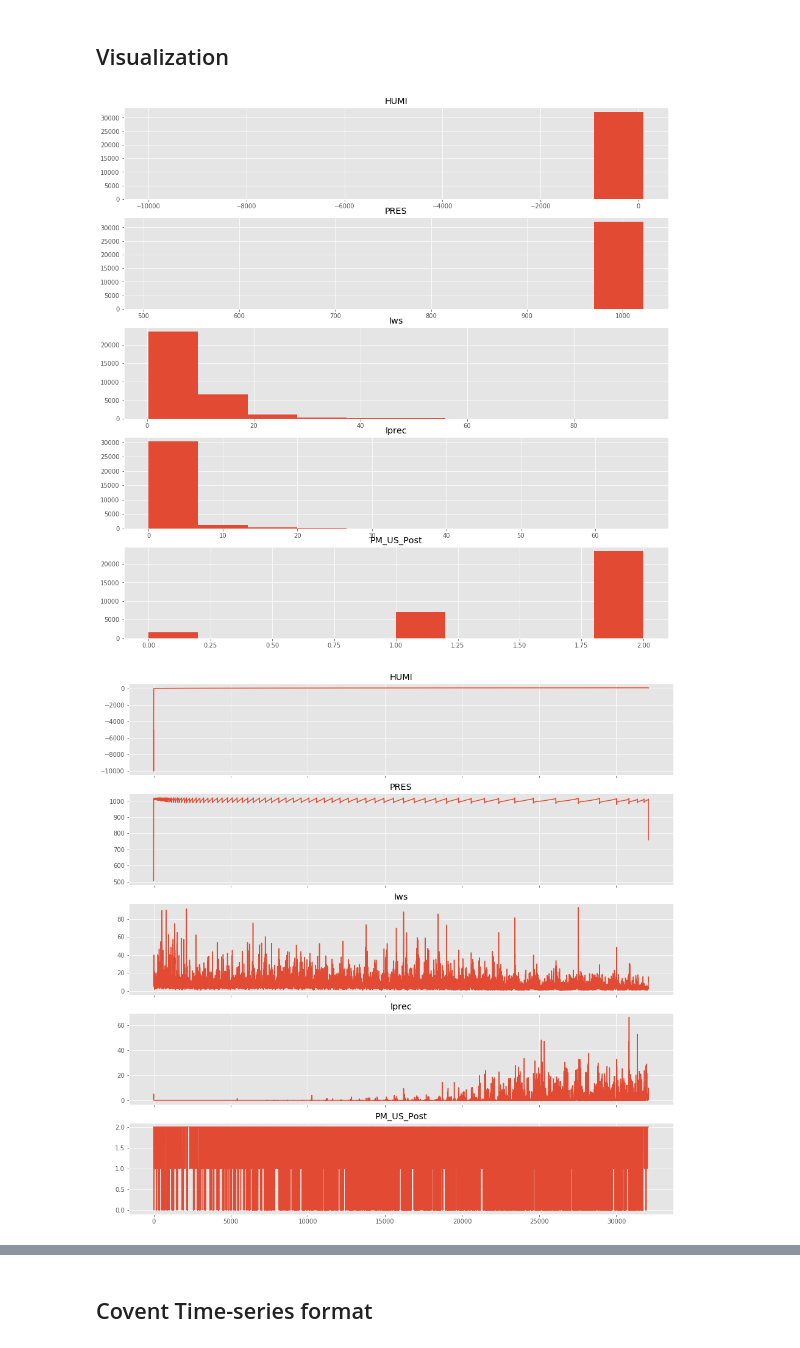
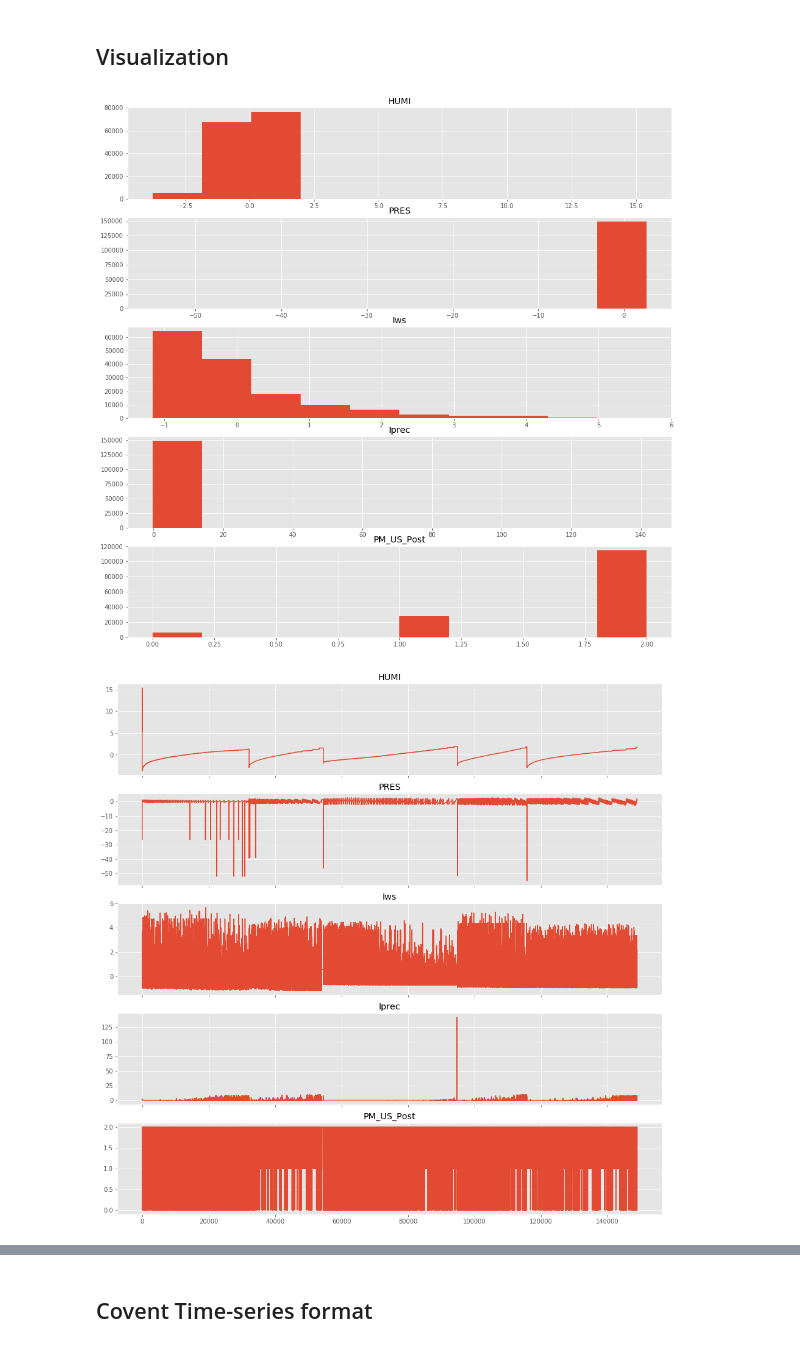
Before and after one commit to bdintu/machine-learning, a Jupyter notebook: lab3-2/lab3-2.ipynb, the cells around one changed output, grey strips where cells are left out. Saved outputs shown, nothing was run; the diff lists cells and outputs as text; code cells hidden in the pictures.

```diff
--- a/lab3-2/lab3-2.ipynb
+++ b/lab3-2/lab3-2.ipynb
@@ -117,5 +150,6 @@ for i, col in enumerate(rec.dtype.names[:-1]):
 # %% [markdown]
 ## Moving Average
 # %%
-for i, col in enumerate(rec.dtype.names[:-1]):
-    rec[col] = np.convolve(rec[col], np.ones(4)/4, mode='same')
+for rec in recs:
+    for i, col in enumerate(rec.dtype.names[:-1]):
+        rec[col] = np.convolve(rec[col], np.ones(2)/2, mode='same')
@@ -122,17 +158,23 @@ for i, col in enumerate(rec.dtype.names[:-1]):
+# %%
+for rec in recs:
+    for i, col in enumerate(rec.dtype.names[:-1]):
+        rec[col] = (rec[col] - rec[col].mean()) / rec[col].std()
 # %% [markdown]
 ## Visualization
+# %%
+rec_view = np.concatenate(recs)
 # %%
-fig, ax = plt.subplots(rec.dtype.__len__(), 1, figsize = (16, 16))
-for i, col in enumerate(rec.dtype.names):
-    ax[i].hist(rec[col])
+fig, ax = plt.subplots(rec_view.dtype.__len__(), 1, figsize = (16, 16))
+for i, col in enumerate(rec_view.dtype.names):
+    ax[i].hist(rec_view[col])
     ax[i].set_title(col)
 # %% [output]
-[figure, old version]
+[figure, new version]
 # %%
-fig, ax = plt.subplots(rec.dtype.__len__(), 1, figsize = (16, 16), sharex=True)
-for i, col in enumerate(rec.dtype.names):
-    ax[i].plot(rec[col])
+fig, ax = plt.subplots(rec_view.dtype.__len__(), 1, figsize = (16, 16), sharex=True)
+for i, col in enumerate(rec_view.dtype.names):
+    ax[i].plot(rec_view[col])
     ax[i].set_title(col)
 # %% [output]
-[figure, old version]
+[figure, new version]
 # %%
```
Also changed, not shown: parts of 52 cells of this notebook.
